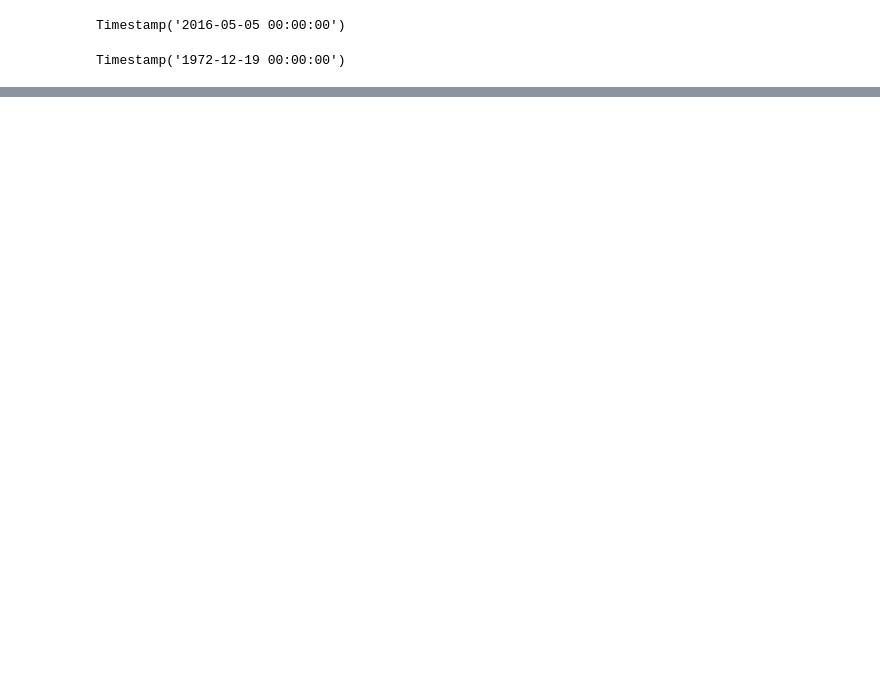
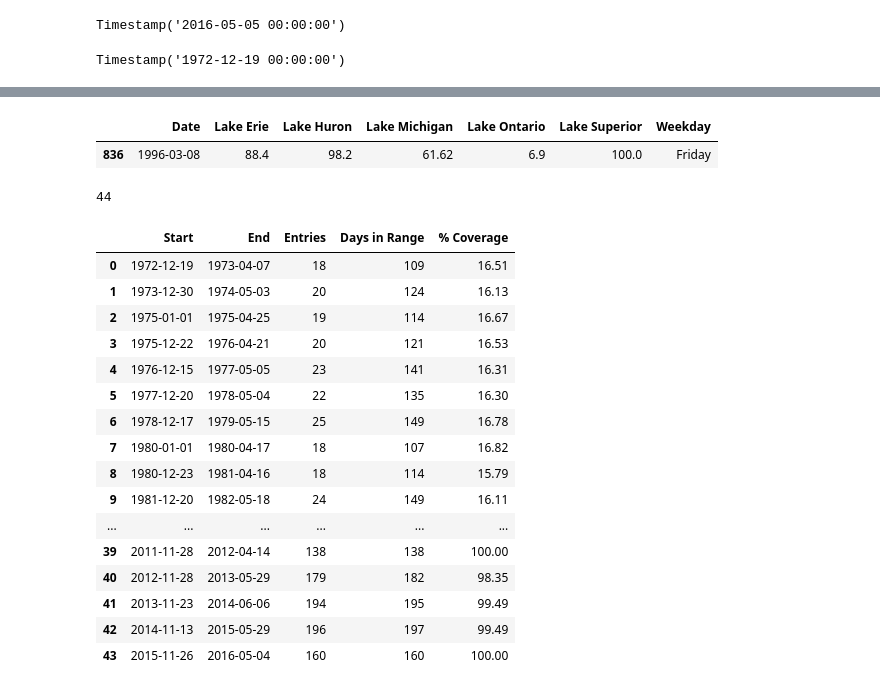
Before and after one commit to JansenKat/SMMBBGKJ-TTH-Prj1, a Jupyter notebook: notebooks/lake_ice.ipynb, the cells around one changed output, grey strips where cells are left out. Saved outputs shown, nothing was run; the diff lists cells and outputs as text; code cells hidden in the pictures; blank space fills up the shorter version.

Commit message:
Analyze frequency and group entries by winter seasons to better decide which years to analyze further.

```diff
--- a/notebooks/lake_ice.ipynb
+++ b/notebooks/lake_ice.ipynb
@@ -108,2 +95,4 @@ for i in range(len(df['Date'])-1):
 # %%
 df['Weekday'] = df['Date'].dt.day_name()
+df['Date'] = df['Date'].dt.date
+df['Weekday'].value_counts()
@@ -110 +108,4 @@ df['Weekday'] = df['Date'].dt.day_name()
+# %%
+columns = df.columns.drop(['Date','Weekday'])
+df[columns] = df[columns].apply(pd.to_numeric)
 # %%
@@ -136,0 +145,49 @@ Name: Weekday, dtype: int64
+# %%
+df[df['Lake Superior']==100]
+# %% [output]
+|  | Date | Lake Erie | Lake Huron | Lake Michigan | Lake Ontario | Lake Superior | Weekday |
+| 836 | 1996-03-08 | 88.4 | 98.2 | 61.62 | 6.9 | 100.0 | Friday |
+# %%
+diff_ls = [{'Date':df['Date'][0],'Days_since':np.nan,'Weekday':df['Weekday'][0]}]
+diff_groups = []
+for i in range(1,len(df)):
+    diff = (df['Date'][i]-df['Date'][i-1]).days
+    if diff > 100 or i==len(df)-1:
+        diff_groups.append(diff_ls)
+        diff_ls = [{'Date':df['Date'][i],'Days_since':diff,'Weekday':df['Weekday'][i]}]
+    else:
+        diff_ls.append({'Date':df['Date'][i],'Days_since':diff,'Weekday':df['Weekday'][i]})
+# %%
+len(diff_groups)
+# %% [output]
+44
+# %%
+phases = []
+for e in diff_groups:
+    phases.append({'Start':e[0]['Date'],
+                  'End':e[-1]['Date'],
+                  'Entries':len(e),
+                  'Days in Range':(e[-1]['Date']-e[0]['Date']).days})
+    #print(f"Phase {diff_groups.index(e)}: {e[0]['Date']} to {e[-1]['Date']}, Entry count = {len(e)}")
+# %%
+phases_df = pd.DataFrame(phases)
+phases_df['% Coverage'] = round((phases_df['Entries']/phases_df['Days in Range'])*100,2)
+phases_df
+# %% [output]
+|  | Start | End | Entries | Days in Range | % Coverage |
+| 0 | 1972-12-19 | 1973-04-07 | 18 | 109 | 16.51 |
+| 1 | 1973-12-30 | 1974-05-03 | 20 | 124 | 16.13 |
+| 2 | 1975-01-01 | 1975-04-25 | 19 | 114 | 16.67 |
+| 3 | 1975-12-22 | 1976-04-21 | 20 | 121 | 16.53 |
+| 4 | 1976-12-15 | 1977-05-05 | 23 | 141 | 16.31 |
+| 5 | 1977-12-20 | 1978-05-04 | 22 | 135 | 16.30 |
+| 6 | 1978-12-17 | 1979-05-15 | 25 | 149 | 16.78 |
+| 7 | 1980-01-01 | 1980-04-17 | 18 | 107 | 16.82 |
+| 8 | 1980-12-23 | 1981-04-16 | 18 | 114 | 15.79 |
+| 9 | 1981-12-20 | 1982-05-18 | 24 | 149 | 16.11 |
+| ... | ... | ... | ... | ... | ... |
+| 39 | 2011-11-28 | 2012-04-14 | 138 | 138 | 100.00 |
+| 40 | 2012-11-28 | 2013-05-29 | 179 | 182 | 98.35 |
+| 41 | 2013-11-23 | 2014-06-06 | 194 | 195 | 99.49 |
+| 42 | 2014-11-13 | 2015-05-29 | 196 | 197 | 99.49 |
+| 43 | 2015-11-26 | 2016-05-04 | 160 | 160 | 100.00 |
```
Also changed, not shown: parts of 11 cells of this notebook.
